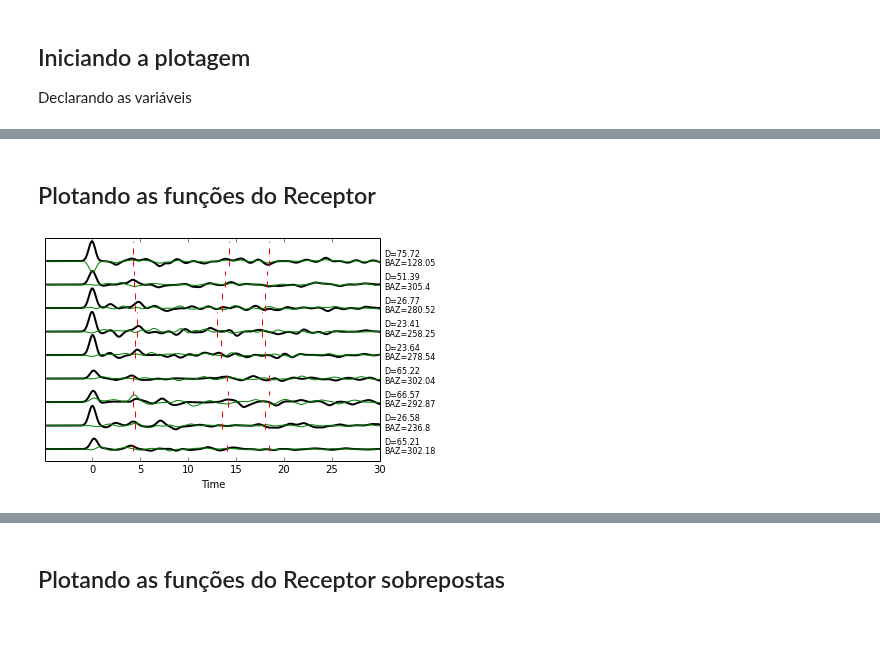
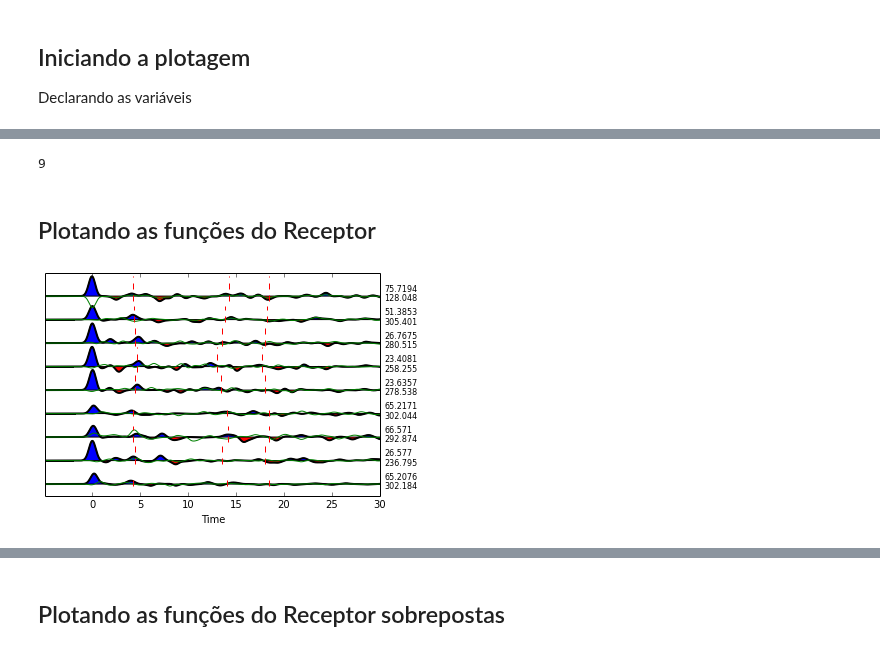
Before and after one commit to dIOGOLOC/projeto_mestrado, a Jupyter notebook: plotagem_funcao_receptor.ipynb, the cells around one changed output, grey strips where cells are left out. Cells and saved outputs as stored; diff of their text form; code cells hidden in the pictures.

```diff
--- a/plotagem_funcao_receptor.ipynb
+++ b/plotagem_funcao_receptor.ipynb
@@ -160,16 +160,14 @@ dados=np.genfromtxt('/home/diogo/projeto/process/'+STA+'/hkstack/tPs_tPpPs_tPsPs
 
 Declarando as variáveis
 # %%
-st=sorted(obspy.read('*0.sac'))
+st=obspy.read('*0.sac')
 stt=obspy.read('*t.sac')
 
-d = np.zeros_like(st[i].data)
-tPs=np.array(dados[:,1])
-tPpPs=np.array(dados[:,2])
-tPsPs=np.array(dados[:,3])
-D=['D=' + str(d) for d in np.array(dados[:,5])]
-BAZ=['BAZ=' + str(b) for b in np.array(dados[:,6])]
-ampli_max=np.array(st.max()).T
-ampli_min=np.array([min(st[i].data) for i in xrange(len(st.max()))]).T
-
-print([st[i].stats.sac. for i in xrange(size(st))],[st[i].stats.sac.user8 for i in xrange(size(st))])
+tPs = np.array(dados[:,1])
+tPpPs = np.array(dados[:,2])
+tPsPs = np.array(dados[:,3])
+D = [st[i].stats.sac.gcarc for i in xrange(size(st))]
+BAZ = [st[i].stats.sac.baz for i in xrange(size(st))]
+RP = [st[i].stats.sac.user8 for i in xrange(size(st))]
+ampli_max = np.array(st.max()).T
+ampli_min = np.array([min(st[i].data) for i in xrange(len(st.max()))]).T
@@ -194,18 +174,24 @@ print(a.stats)
+# %%
+print(size(st))
+# %% [output]
+9
 # %% [markdown]
 <h2>Plotando as funções do Receptor</h2>
 # %%
 for i in range(len(st.max())):
     plt.plot(st[i].times()-5,i+st[i].data,'k',linewidth=2)
     plt.plot(stt[i].times()-5,i+stt[i].data,'g',linewidth=1)
     plt.plot([tPs[i],tPs[i]],[i+ampli_min[i],i+ampli_max[i]],'--r')
     plt.plot([tPpPs[i],tPpPs[i]],[i+ampli_min[i],i+ampli_max[i]],'--r')
     plt.plot([tPsPs[i],tPsPs[i]],[i+ampli_min[i],i+ampli_max[i]],'--r')
     plt.text(30.5,i+0.2,D[i],fontsize=8)
     plt.text(30.5,i-0.2,BAZ[i],fontsize=8)
+    plt.fill_between(st[i].times()-5,i+st[i].data,i,where=i+st[i].data>=i, facecolor='blue', interpolate=True)
+    plt.fill_between(st[i].times()-5,i+st[i].data,i,where=i+st[i].data<=i, facecolor='red', interpolate=True)
     plt.xlabel('Time')
     plt.yticks([])
     plt.xlim(-4.9,30)
     plt.ylim(-0.5,len(st))
-    plt.savefig('Funções do Receptor - '+STA+'.png',dpi=300)
+    plt.savefig('Funções do Receptor - ' + STA + '.png',dpi=300)
 # %% [output]
-[figure, old version]
+[figure, new version]
```
Also changed, not shown: parts of 7 cells of this notebook.
